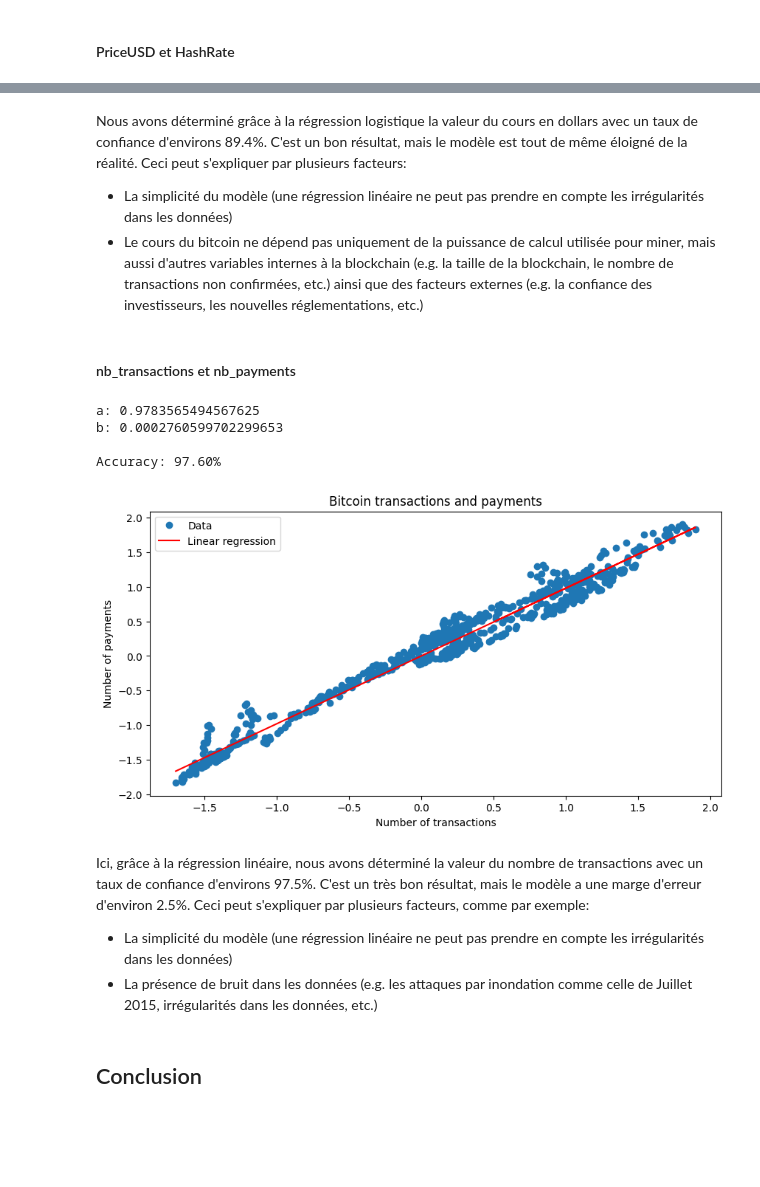
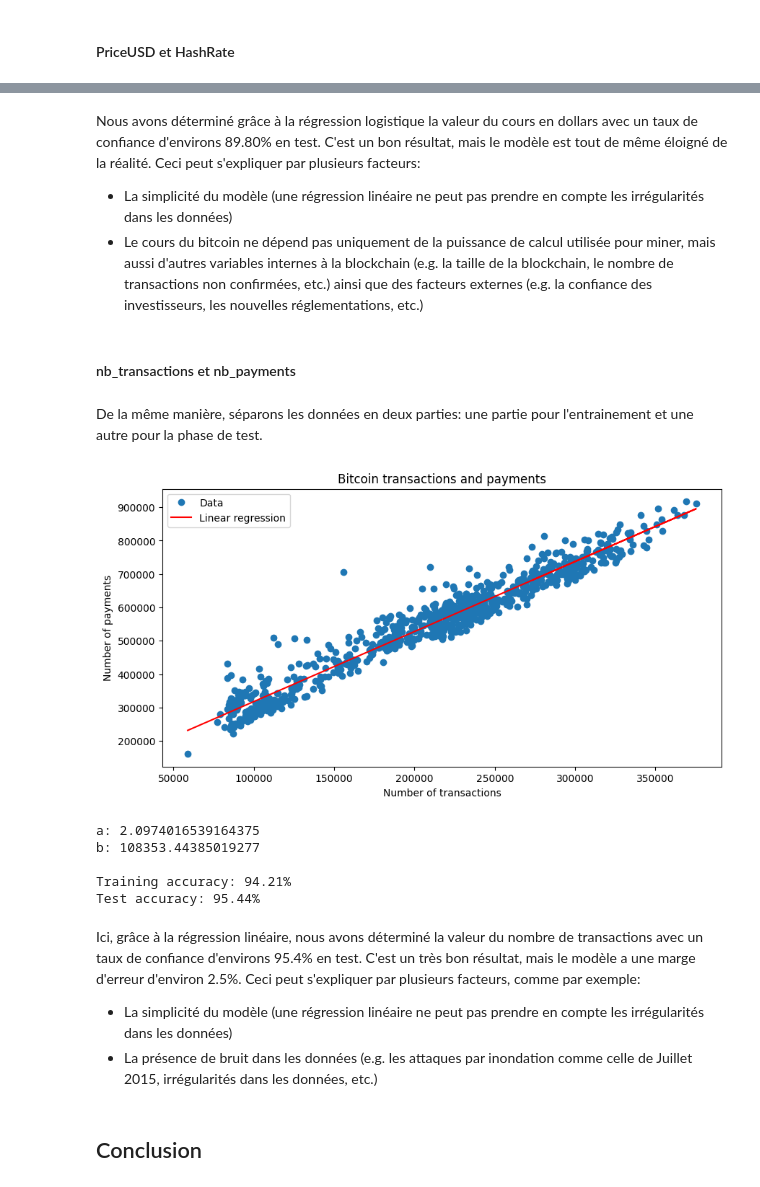
Before and after one commit to sinansoulier/BlockChainPYBD, a Jupyter notebook: analysis.ipynb, the cells around one changed output, grey strips where cells are left out. Saved outputs shown, nothing was run; the diff lists cells and outputs as text; code cells hidden in the pictures; blank space fills up the shorter version.

```diff
--- a/analysis.ipynb
+++ b/analysis.ipynb
@@ -268,47 +274,50 @@ Accuracy: 89.40%
 # %% [markdown]
-Nous avons déterminé grâce à la régression logistique la valeur du cours en dollars avec un taux de confiance d'environs 89.4%. C'est un bon résultat, mais le modèle est tout de même éloigné de la réalité. Ceci peut s'expliquer par plusieurs facteurs:
+Nous avons déterminé grâce à la régression logistique la valeur du cours en dollars avec un taux de confiance d'environs 89.80% en test. C'est un bon résultat, mais le modèle est tout de même éloigné de la réalité. Ceci peut s'expliquer par plusieurs facteurs:
 * La simplicité du modèle (une régression linéaire ne peut pas prendre en compte les irrégularités dans les données)
 * Le cours du bitcoin ne dépend pas uniquement de la puissance de calcul utilisée pour miner, mais aussi d'autres variables internes à la blockchain (e.g. la taille de la blockchain, le nombre de transactions non confirmées, etc.) ainsi que des facteurs externes (e.g. la confiance des investisseurs, les nouvelles réglementations, etc.)
 # %% [markdown]
 #### nb_transactions et nb_payments
+# %% [markdown]
+De la même manière, séparons les données en deux parties: une partie pour l'entrainement et une autre pour la phase de test.
+# %%
+sub_df = extracted_sub_df[['nb_transactions', 'nb_payments']].dropna()
+nb_transactions = sub_df['nb_transactions'].values.reshape(-1, 1)
+nb_payments = sub_df['nb_payments'].values.reshape(-1, 1)
+X_train, X_test, y_train, y_test = train_test_split(nb_transactions, nb_payments, test_size=0.15, random_state=100)
 # %%
-# Use the normalized data for the linear regression
-sub_df = normalize_dataframe(df=extracted_sub_df).dropna()
-
 # Create the linear regression model
 model = LinearRegression()
 
-# Extract the features and the target as numpy arrays
-nb_transactions = sub_df['nb_transactions'].values.reshape(-1, 1)
-nb_payments = sub_df['nb_payments'].values.reshape(-1, 1)
+model.fit(X_train, y_train)
 
-model.fit(nb_transactions, nb_payments)
-
-print('a: {}'.format(model.coef_[0][0]))
-print('b: {}\n'.format(model.intercept_[0]))
-
-score = model.score(nb_transactions, nb_payments)
-print('Accuracy: {:.2f}%'.format(score * 100))
-
-def display_linear_regression(ax, df, model, title):
+def display_linear_regression2(ax, df, model, title):
     ax.plot(df['nb_transactions'], df['nb_payments'], 'o', label='Data')
     ax.plot(df['nb_transactions'], model.predict(df['nb_transactions'].values.reshape(-1, 1)), label='Linear regression', color='red')
     ax.set_title(title)
     ax.legend()
     ax.set_xlabel('Number of transactions')
     ax.set_ylabel('Number of payments')
 
 _, ax = plt.subplots(1, 1, figsize=(10, 5))
-display_linear_regression(ax, sub_df, model, 'Bitcoin transactions and payments')
+display_linear_regression2(ax, sub_df, model, 'Bitcoin transactions and payments')
 plt.show()
+
+print('a: {}'.format(model.coef_[0][0]))
+print('b: {}\n'.format(model.intercept_[0]))
+
+train_score = model.score(X_train, y_train)
+test_score = model.score(X_test, y_test)
+print('Training accuracy: {:.2f}%'.format(train_score * 100))
+print('Test accuracy: {:.2f}%'.format(test_score * 100))
 # %% [output]
+[figure, new version]
-a: 0.9783565494567625
-b: 0.0002760599702299653
+a: 2.0974016539164375
+b: 108353.44385019277
 
-Accuracy: 97.60%
+Training accuracy: 94.21%
+Test accuracy: 95.44%
-[figure, old version]
 # %% [markdown]
-Ici, grâce à la régression linéaire, nous avons déterminé la valeur du nombre de transactions avec un taux de confiance d'environs 97.5%. C'est un très bon résultat, mais le modèle a une marge d'erreur d'environ 2.5%. Ceci peut s'expliquer par plusieurs facteurs, comme par exemple:
+Ici, grâce à la régression linéaire, nous avons déterminé la valeur du nombre de transactions avec un taux de confiance d'environs 95.4% en test. C'est un très bon résultat, mais le modèle a une marge d'erreur d'environ 2.5%. Ceci peut s'expliquer par plusieurs facteurs, comme par exemple:
 * La simplicité du modèle (une régression linéaire ne peut pas prendre en compte les irrégularités dans les données)
 * La présence de bruit dans les données (e.g. les attaques par inondation comme celle de Juillet 2015, irrégularités dans les données, etc.)
 # %% [markdown]
```
Also changed, not shown: parts of 4 cells of this notebook.
